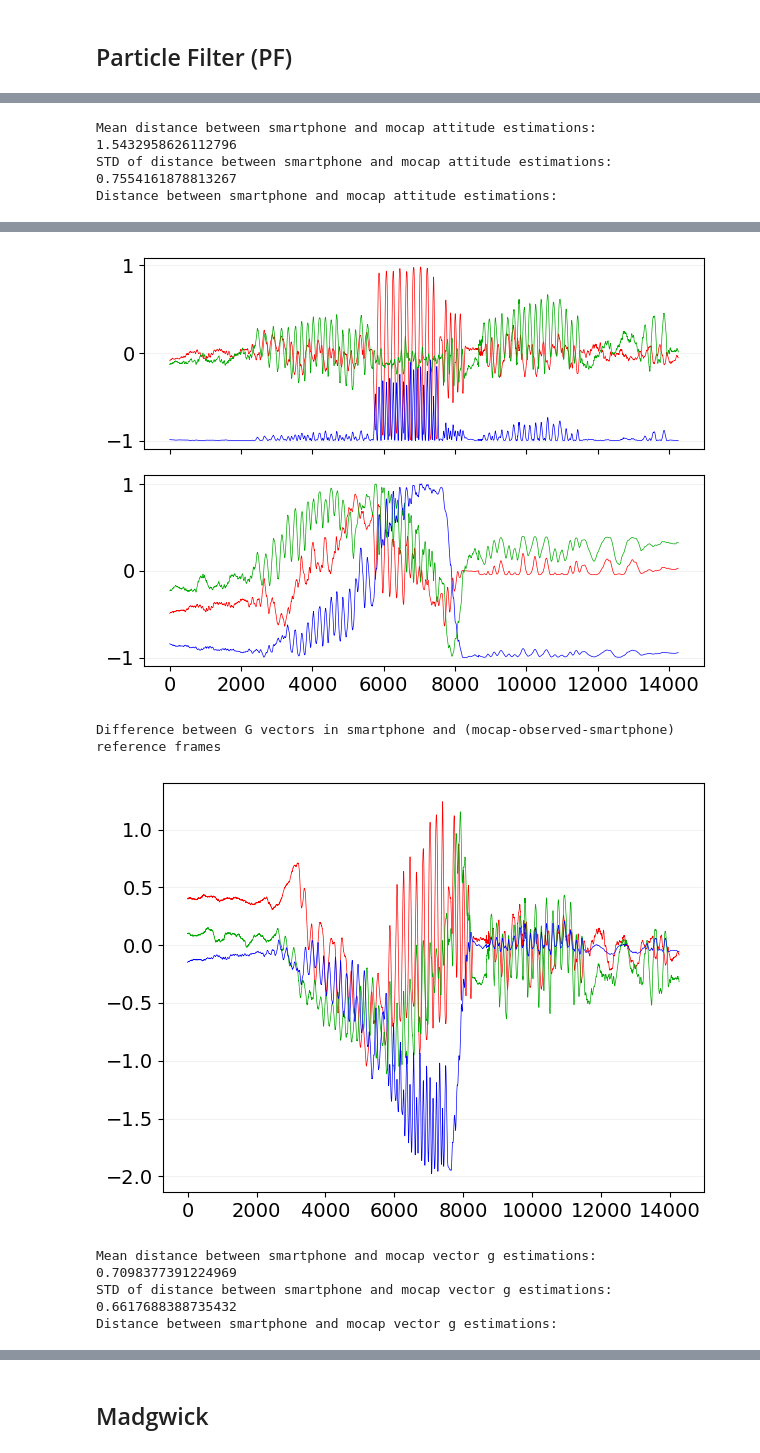
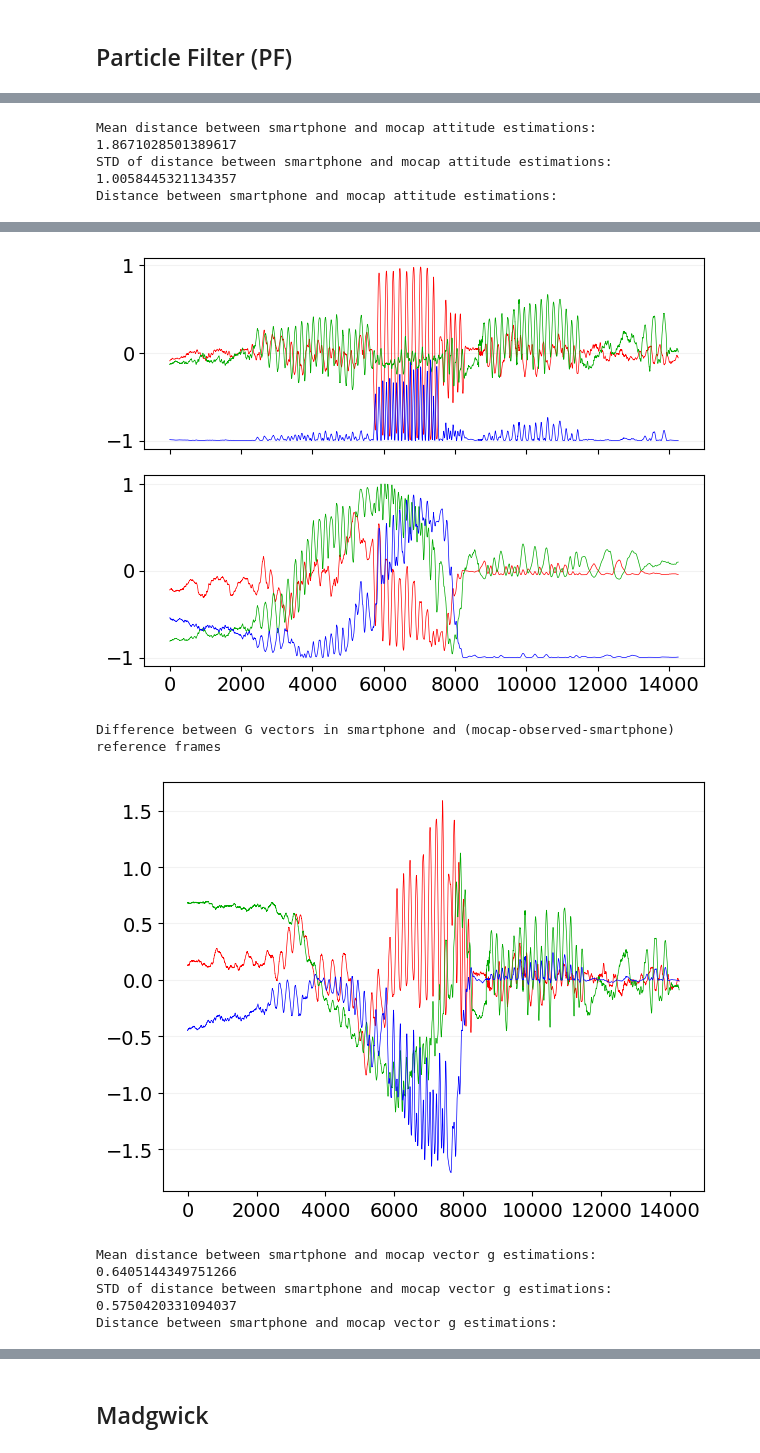
Before and after one commit to Alpgirl/Filters-for-IMU-Attitude-Estimation, a Jupyter notebook: src/filters.ipynb, the cells around one changed output, grey strips where cells are left out. Cells and saved outputs as stored; diff of their text form; code cells hidden in the pictures.

```diff
--- a/src/filters.ipynb
+++ b/src/filters.ipynb
@@ -336,13 +337,13 @@ RMSE of RPE between smartphone and mocap RPY vector g estimations:
 q1 = transform.rpy_to_quats(gt)
 q2 = transform.rpy_to_quats(ups)
 
-(errors["pf_rpy_ape_mean"], errors["pf_rpy_ape_std"], errors["pf_rpy_ape_rmse"],
-errors["pf_rpy_ape_g_mean"], errors["pf_rpy_ape_g_std"], errors["pf_rpy_ape_g_rmse"],
-errors["pf_rpy_rpe_mean"], errors["pf_rpy_rpe_std"], errors["pf_rpy_rpe_rmse"],
-errors["pf_rpy_rpe_g_mean"], errors["pf_rpy_rpe_g_std"], errors["pf_rpy_rpe_g_rmse"]) = compare.errors_estimation(q1, q2)
+(errors["pf_quat_ape_mean"], errors["pf_quat_ape_std"], errors["pf_quat_ape_rmse"],
+errors["pf_quat_ape_g_mean"], errors["pf_quat_ape_g_std"], errors["pf_quat_ape_g_rmse"],
+errors["pf_quat_rpe_mean"], errors["pf_quat_rpe_std"], errors["pf_quat_rpe_rmse"],
+errors["pf_quat_rpe_g_mean"], errors["pf_quat_rpe_g_std"], errors["pf_quat_rpe_g_rmse"]) = compare.errors_estimation(q1, q2)
 # %% [output]
 Mean distance between smartphone and mocap attitude estimations:
-1.5432958626112796
+1.8671028501389617
 STD of distance between smartphone and mocap attitude estimations:
-0.7554161878813267
+1.0058445321134357
 Distance between smartphone and mocap attitude estimations:
@@ -354,11 +355,11 @@ RMSE of APE between smartphone and mocap attitude estimations:
 
 
 G vectors in smartphone and (mocap-observed-smartphone) reference frames
-[figure, old version]
+[figure, new version]
 Difference between G vectors in smartphone and (mocap-observed-smartphone) reference frames
-[figure, old version]
+[figure, new version]
 Mean distance between smartphone and mocap vector g estimations:
-0.7098377391224969
+0.6405144349751266
 STD of distance between smartphone and mocap vector g estimations:
-0.6617688388735432
+0.5750420331094037
 Distance between smartphone and mocap vector g estimations:
```
Also changed, not shown: parts of 12 cells of this notebook, 7 other files.
